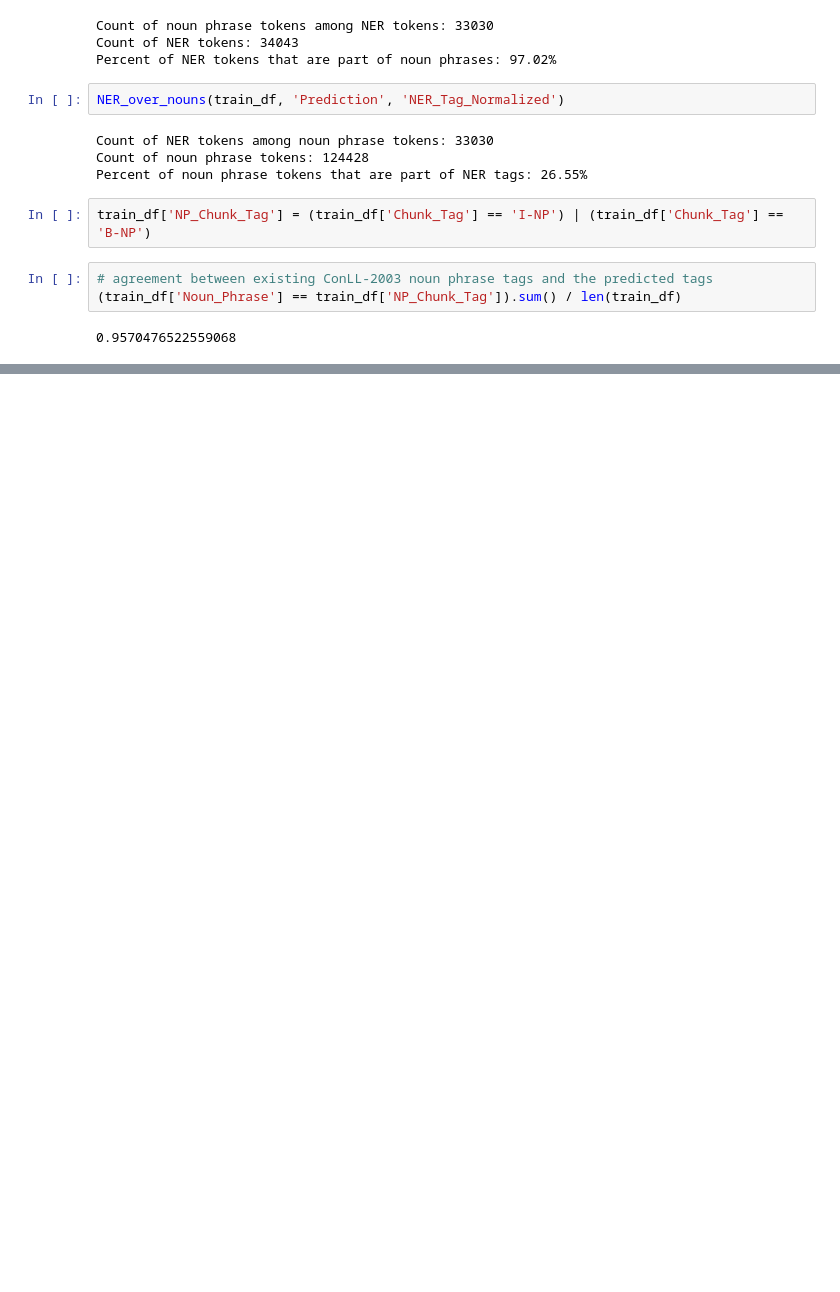
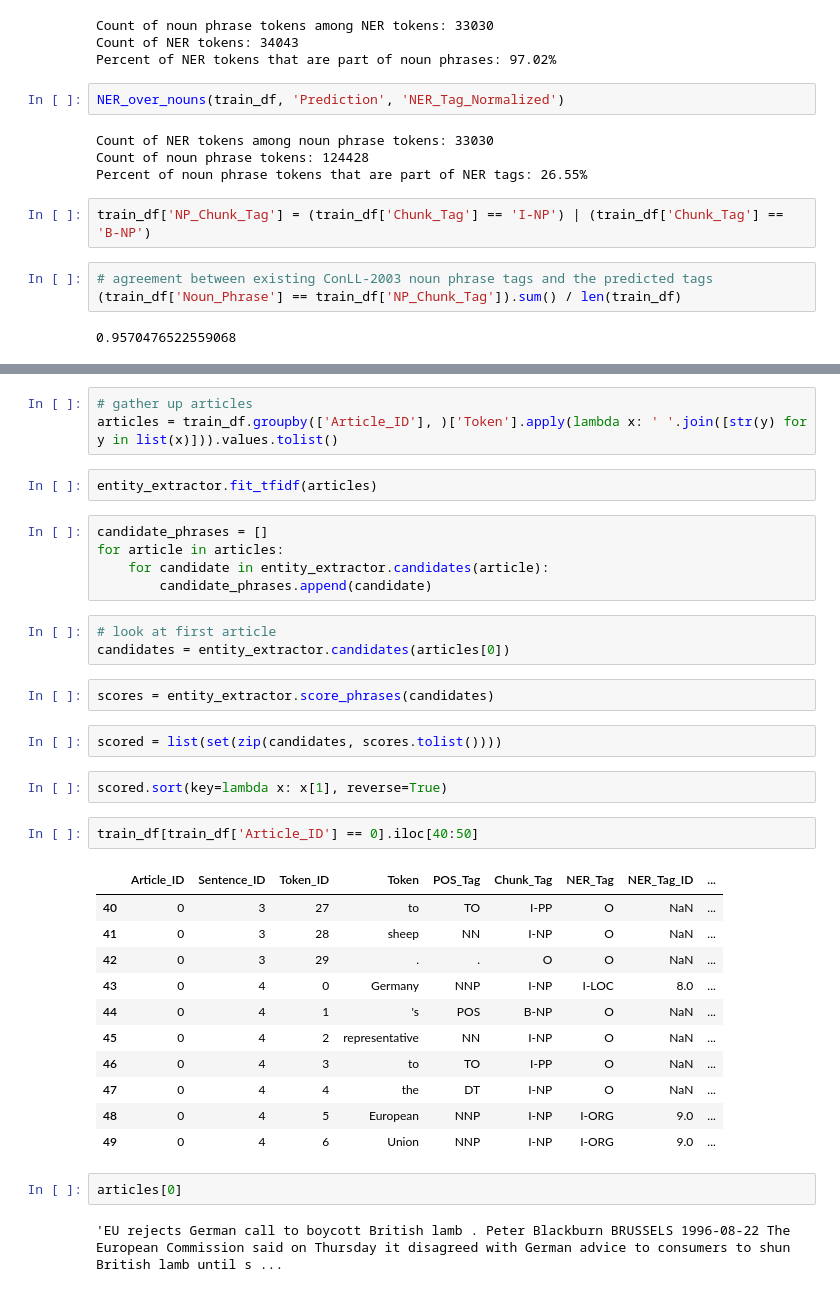
Before and after one commit to ToddMorrill/knowledge-graphs, a Jupyter notebook: kg/ner/NER_Noun_Phrases.ipynb, the cells around one changed output, grey strips where cells are left out. Cells and saved outputs as stored; diff of their text form; blank space fills up the shorter version.

Commit message:
implement TFIDF scoring

```diff
--- a/kg/ner/NER_Noun_Phrases.ipynb
+++ b/kg/ner/NER_Noun_Phrases.ipynb
@@ -136,0 +160,37 @@ train_df['NP_Chunk_Tag'] = (train_df['Chunk_Tag'] == 'I-NP') | (train_df['Chunk_
+# %%
+# gather up articles
+articles = train_df.groupby(['Article_ID'], )['Token'].apply(lambda x: ' '.join([str(y) for y in list(x)])).values.tolist()
+# %%
+entity_extractor.fit_tfidf(articles)
+# %%
+candidate_phrases = []
+for article in articles:
+    for candidate in entity_extractor.candidates(article):
+        candidate_phrases.append(candidate)
+# %%
+# look at first article
+candidates = entity_extractor.candidates(articles[0])
+# %%
+scores = entity_extractor.score_phrases(candidates)
+# %%
+scored = list(set(zip(candidates, scores.tolist())))
+# %%
+scored.sort(key=lambda x: x[1], reverse=True)
+# %%
+train_df[train_df['Article_ID'] == 0].iloc[40:50]
+# %% [output]
+|  | Article_ID | Sentence_ID | Token_ID | Token | POS_Tag | Chunk_Tag | NER_Tag | NER_Tag_ID | ... |
+| 40 | 0 | 3 | 27 | to | TO | I-PP | O | NaN | ... |
+| 41 | 0 | 3 | 28 | sheep | NN | I-NP | O | NaN | ... |
+| 42 | 0 | 3 | 29 | . | . | O | O | NaN | ... |
+| 43 | 0 | 4 | 0 | Germany | NNP | I-NP | I-LOC | 8.0 | ... |
+| 44 | 0 | 4 | 1 | 's | POS | B-NP | O | NaN | ... |
+| 45 | 0 | 4 | 2 | representative | NN | I-NP | O | NaN | ... |
+| 46 | 0 | 4 | 3 | to | TO | I-PP | O | NaN | ... |
+| 47 | 0 | 4 | 4 | the | DT | I-NP | O | NaN | ... |
+| 48 | 0 | 4 | 5 | European | NNP | I-NP | I-ORG | 9.0 | ... |
+| 49 | 0 | 4 | 6 | Union | NNP | I-NP | I-ORG | 9.0 | ... |
+# %%
+articles[0]
+# %% [output]
+'EU rejects German call to boycott British lamb . Peter Blackburn BRUSSELS 1996-08-22 The European Commission said on Thursday it disagreed with German advice to consumers to shun British lamb until s ...
```
Also changed, not shown: parts of 5 cells of this notebook, 2 other files.
